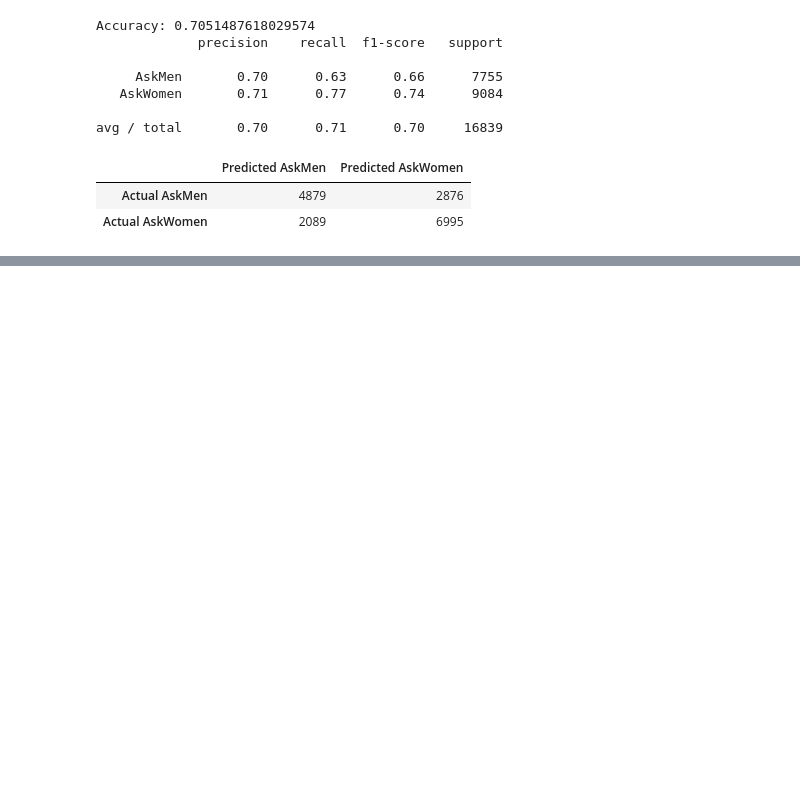
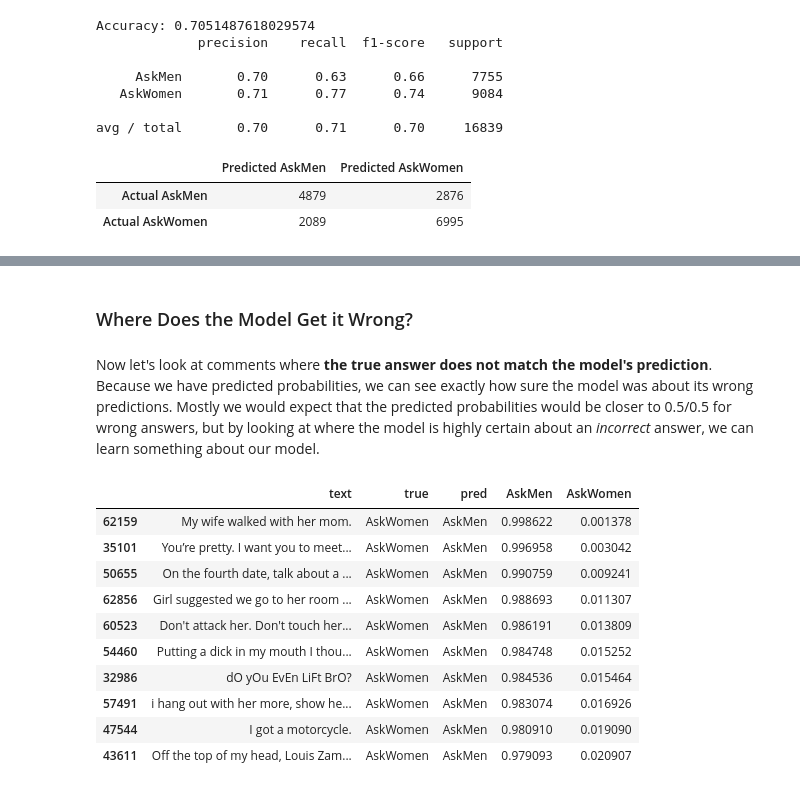
Before and after one commit to eamonious/reddit-comment-gender, a Jupyter notebook: Logistic Regression with Natural Language Processing.ipynb, the cells around one changed output, grey strips where cells are left out. Cells and saved outputs as stored; diff of their text form; code cells hidden in the pictures; blank space fills up the shorter version.

```diff
--- a/Logistic Regression with Natural Language Processing.ipynb
+++ b/Logistic Regression with Natural Language Processing.ipynb
@@ -312,0 +337,29 @@ Would be cool to look at AskMen comments and see which it most thinks are from a
+# %% [markdown]
+### Where Does the Model Get it Wrong?
+# %% [markdown]
+Now let's look at comments where **the true answer does not match the model's prediction**.  Because we have predicted probabilities, we can see exactly how sure the model was about its wrong predictions.  Mostly we would expect that the predicted probabilities would be closer to 0.5/0.5 for wrong answers, but by looking at where the model is highly certain about an *incorrect* answer, we can learn something about our model.
+# %%
+predictions = pd.DataFrame(gs_lr2.predict_proba(X))
+predictions['text'] = comments['body']
+predictions['true'] = comments['subreddit']
+predictions['pred'] = gs_lr2.predict(X)
+predictions.columns = ['AskMen','AskWomen','text','true','pred']
+predictions = predictions[['text','true','pred','AskMen','AskWomen']]
+# %%
+#Let's look at comments where the model guessed wrong.
+wrong = predictions[predictions['true']!=predictions['pred']]
+# %%
+#Predicts AskMen strongly when the answer is AskWomen
+wrong.sort_values('AskMen',ascending=False).head(10)
+# %% [output]
+|  | text | true | pred | AskMen | AskWomen |
+| 62159 | My wife walked with her mom. | AskWomen | AskMen | 0.998622 | 0.001378 |
+| 35101 | You’re pretty. I want you to meet... | AskWomen | AskMen | 0.996958 | 0.003042 |
+| 50655 | On the fourth date, talk about a ... | AskWomen | AskMen | 0.990759 | 0.009241 |
+| 62856 | Girl suggested we go to her room ... | AskWomen | AskMen | 0.988693 | 0.011307 |
+| 60523 | Don't attack her. Don't touch her... | AskWomen | AskMen | 0.986191 | 0.013809 |
+| 54460 | Putting a dick in my mouth I thou... | AskWomen | AskMen | 0.984748 | 0.015252 |
+| 32986 | dO yOu EvEn LiFt BrO? | AskWomen | AskMen | 0.984536 | 0.015464 |
+| 57491 | i hang out with her more, show he... | AskWomen | AskMen | 0.983074 | 0.016926 |
+| 47544 | I got a motorcycle. | AskWomen | AskMen | 0.980910 | 0.019090 |
+| 43611 | Off the top of my head, Louis Zam... | AskWomen | AskMen | 0.979093 | 0.020907 |
```
Also changed, not shown: parts of 57 cells of this notebook, 40 other files.
